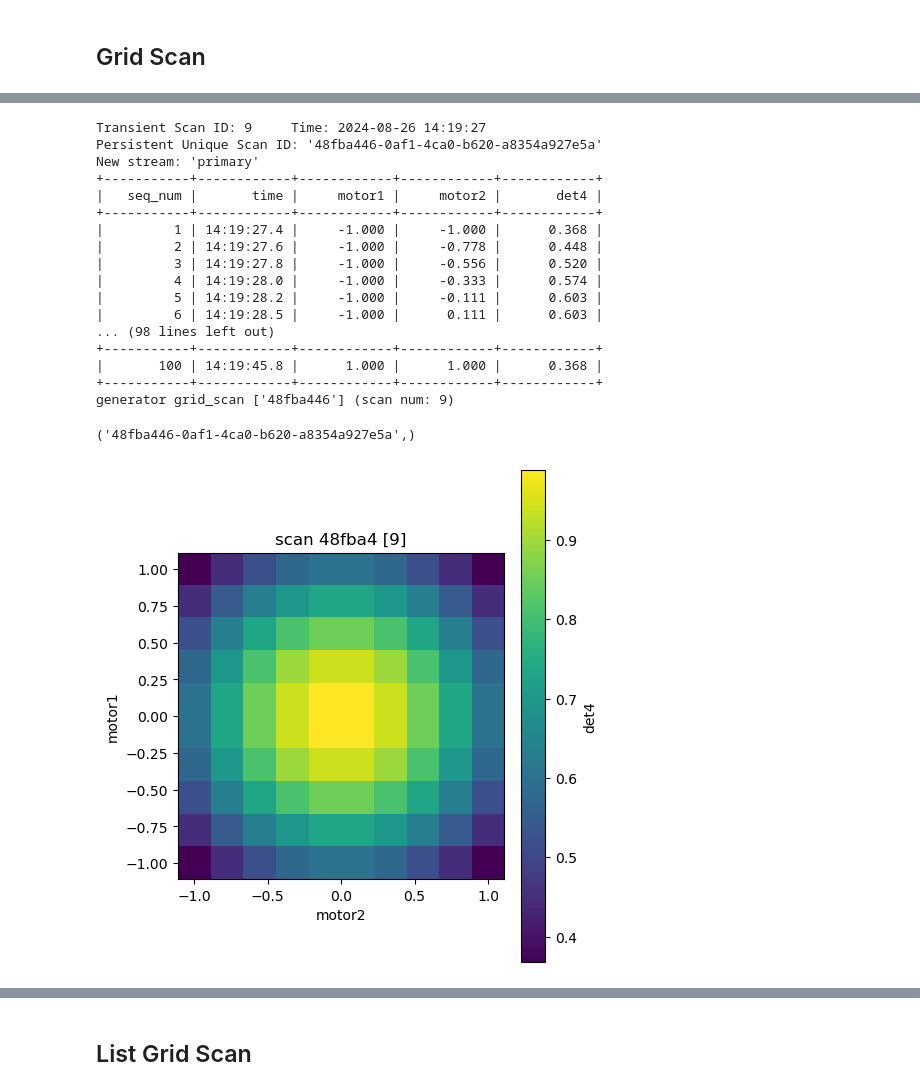
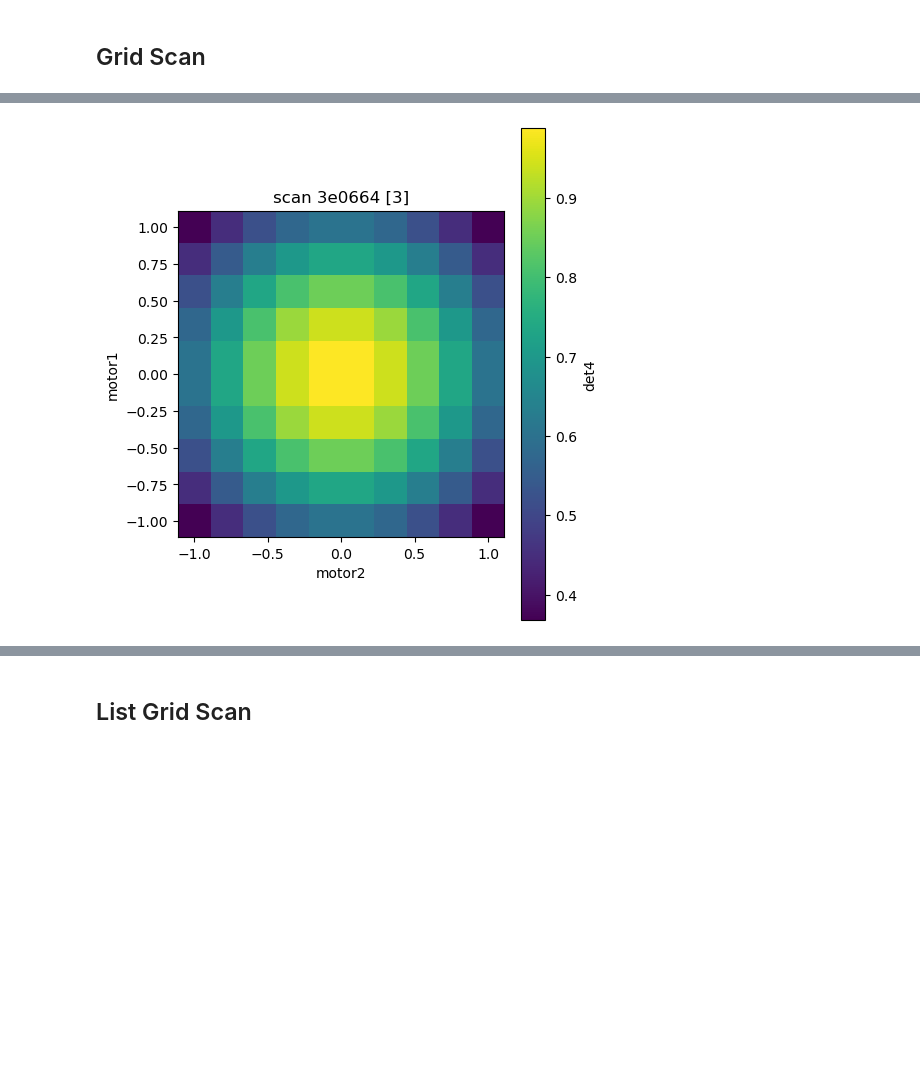
Before and after one commit to cnpem/bluesky-workshop, a Jupyter notebook: tutorial/02_nD_scan.ipynb, the cells around one changed output, grey strips where cells are left out. Cells and saved outputs as stored; diff of their text form; code cells hidden in the pictures; blank space fills up the shorter version.

```diff
--- a/tutorial/02_nD_scan.ipynb
+++ b/tutorial/02_nD_scan.ipynb
@@ -61,7 +63,6 @@ generator list_scan ['2d687d4d'] (scan num: 2)
 # %% [markdown]
 ## Grid Scan
 # %%
-RE.abort()
 RE(
     grid_scan([det4], motor1, -1, 1, 10, motor2, -1, 1, 10)
 )
@@ -89,22 +88,4 @@ bluesky.utils.RequestAbort
-Transient Scan ID: 9     Time: 2024-08-26 14:19:27
-Persistent Unique Scan ID: '48fba446-0af1-4ca0-b620-a8354a927e5a'
-New stream: 'primary'
-+-----------+------------+------------+------------+------------+
-|   seq_num |       time |     motor1 |     motor2 |       det4 |
-+-----------+------------+------------+------------+------------+
-|         1 | 14:19:27.4 |     -1.000 |     -1.000 |      0.368 |
-|         2 | 14:19:27.6 |     -1.000 |     -0.778 |      0.448 |
-|         3 | 14:19:27.8 |     -1.000 |     -0.556 |      0.520 |
-|         4 | 14:19:28.0 |     -1.000 |     -0.333 |      0.574 |
-|         5 | 14:19:28.2 |     -1.000 |     -0.111 |      0.603 |
-|         6 | 14:19:28.5 |     -1.000 |      0.111 |      0.603 |
-... (98 lines left out)
-+-----------+------------+------------+------------+------------+
-|       100 | 14:19:45.8 |      1.000 |      1.000 |      0.368 |
-+-----------+------------+------------+------------+------------+
-generator grid_scan ['48fba446'] (scan num: 9)
-('48fba446-0af1-4ca0-b620-a8354a927e5a',)
-[figure, old version]
+[figure, new version]
 # %%
 RE(
     grid_scan([det4], motor1, -5, 5, 30, motor2, -5, 5, 30)
```
Also changed, not shown: parts of 7 cells of this notebook.
